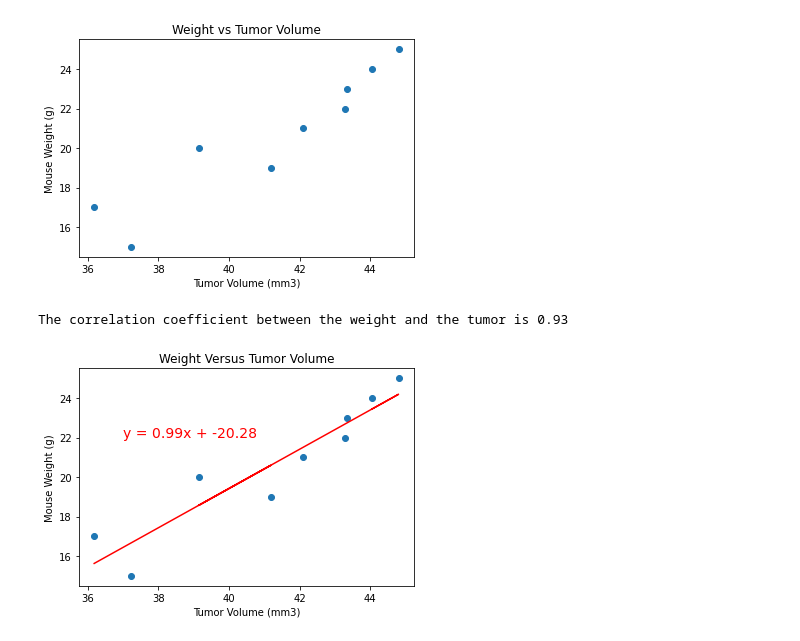
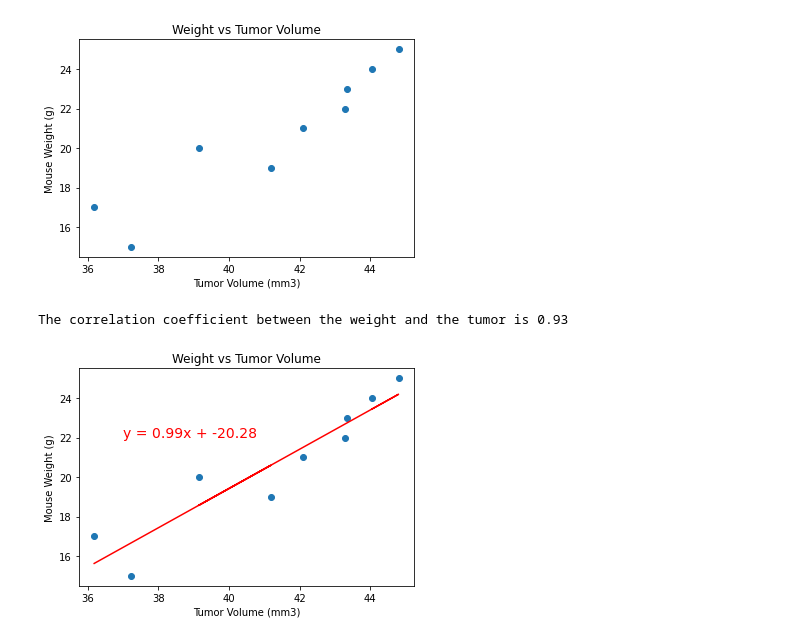
Before and after one commit to kplam624/Mice-Drug-Analysis, a Jupyter notebook: Submission/main_submission.ipynb, the cells around one changed output. Cells and saved outputs as stored; diff of their text form; code cells hidden in the pictures.

```diff
--- a/Submission/main_submission.ipynb
+++ b/Submission/main_submission.ipynb
@@ -407,29 +400,29 @@ plt.show()
 # %%
 # Creating a regression line that goes with the scatter plot above.
 x_values = mouse_tumor
 y_values = mouse_weight
 
 (slope, intercept, rvalue, pvalue, stderr) = stats.linregress(x_values, y_values)
 
 # This is used to find any regression value that exists
 regress_values = x_values * slope + intercept
 
 #Creates a line equation and places it on the plot
 line_eq = "y = " + str(round(slope,2)) + "x + " + str(round(intercept,2))
 plt.scatter(x_values,y_values)
 plt.plot(x_values,regress_values,"r-")
 plt.annotate(line_eq,(37,22),fontsize=14,color="red")
 
 # Adds a title and adds labels
-plt.title("Weight Versus Tumor Volume")
+plt.title("Weight vs Tumor Volume")
 plt.xlabel('Tumor Volume (mm3)')
 plt.ylabel('Mouse Weight (g)')
 
 # Prints out the coefficients of the regression line.
 print(f'The correlation coefficient between the weight and the tumor is {round(rvalue,2)}')
 plt.savefig("plots/linregress.png")
 
 plt.show()
 # %% [output]
 The correlation coefficient between the weight and the tumor is 0.93
-[figure, old version]
+[figure, new version]
```
Also changed, not shown: parts of 5 cells of this notebook, 3 other files.
